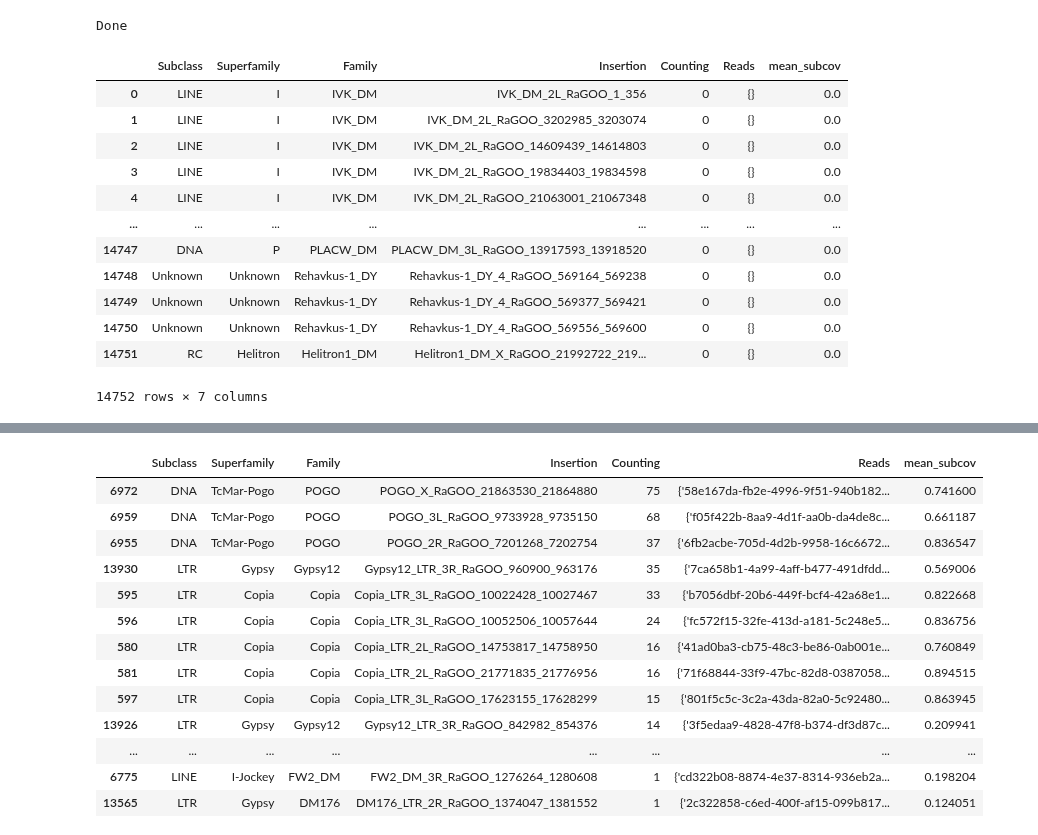
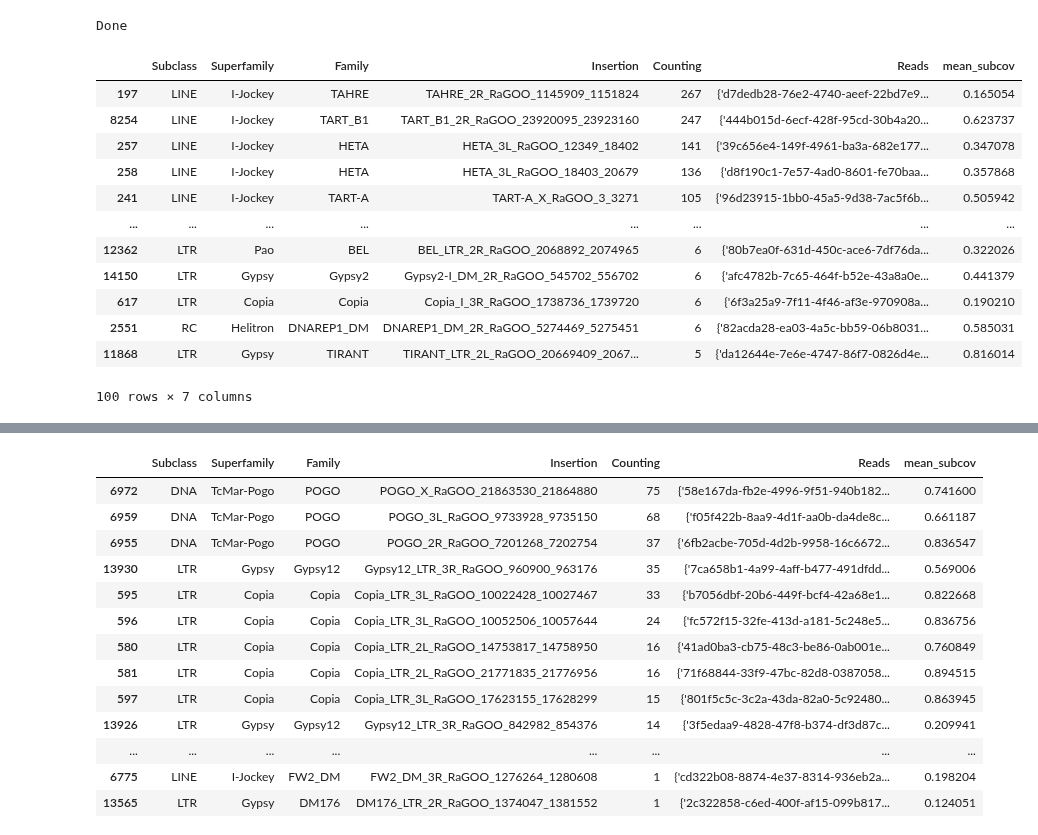
Before and after one commit to EricAmren/TE_LR_RNAseq, a Jupyter notebook: TE_LR_RNAseq_notebook.ipynb, the cells around one changed output, grey strips where cells are left out. Cells and saved outputs as stored; diff of their text form; code cells hidden in the pictures.

```diff
--- a/TE_LR_RNAseq_notebook.ipynb
+++ b/TE_LR_RNAseq_notebook.ipynb
@@ -343,6 +369,7 @@ def count_TE_feature(alignment_file, TE_annotation, gene_annotation):
     reads_mapped_on_TE_feature = get_reads_mapped_on_TE_feature(alignment_file, TE_annotation)
     insertion_countings = map_reads_to_TE(reads_mapped_on_TE_feature, alignment_file, TE_annotation, gene_annotation)
     counting_df = from_counting_to_dataframe(insertion_countings)
+    add_mean_subject_coverage_to_df(counting_df)
     return counting_df
 
 
@@ -362,6 +389,22 @@ FC29_counting_df = count_TE_feature(FC29_DMGOTH_MAX_AS_BAMFILE, REPEATMASKER_TE_
 !noti echo Done
 # %% [output]
 Done
+# %%
+FC29_counting_df.sort_values(by=['Counting'], ascending=False).head(100)
+# %% [output]
+|  | Subclass | Superfamily | Family | Insertion | Counting | Reads | mean_subcov |
+| 197 | LINE | I-Jockey | TAHRE | TAHRE_2R_RaGOO_1145909_1151824 | 267 | {'d7dedb28-76e2-4740-aeef-22bd7e9... | 0.165054 |
+| 8254 | LINE | I-Jockey | TART_B1 | TART_B1_2R_RaGOO_23920095_23923160 | 247 | {'444b015d-6ecf-428f-95cd-30b4a20... | 0.623737 |
+| 257 | LINE | I-Jockey | HETA | HETA_3L_RaGOO_12349_18402 | 141 | {'39c656e4-149f-4961-ba3a-682e177... | 0.347078 |
+| 258 | LINE | I-Jockey | HETA | HETA_3L_RaGOO_18403_20679 | 136 | {'d8f190c1-7e57-4ad0-8601-fe70baa... | 0.357868 |
+| 241 | LINE | I-Jockey | TART-A | TART-A_X_RaGOO_3_3271 | 105 | {'96d23915-1bb0-45a5-9d38-7ac5f6b... | 0.505942 |
+| ... | ... | ... | ... | ... | ... | ... | ... |
+| 12362 | LTR | Pao | BEL | BEL_LTR_2R_RaGOO_2068892_2074965 | 6 | {'80b7ea0f-631d-450c-ace6-7df76da... | 0.322026 |
+| 14150 | LTR | Gypsy | Gypsy2 | Gypsy2-I_DM_2R_RaGOO_545702_556702 | 6 | {'afc4782b-7c65-464f-b52e-43a8a0e... | 0.441379 |
+| 617 | LTR | Copia | Copia | Copia_I_3R_RaGOO_1738736_1739720 | 6 | {'6f3a25a9-7f11-4f46-af3e-970908a... | 0.190210 |
+| 2551 | RC | Helitron | DNAREP1_DM | DNAREP1_DM_2R_RaGOO_5274469_5275451 | 6 | {'82acda28-ea03-4a5c-bb59-06b8031... | 0.585031 |
+| 11868 | LTR | Gypsy | TIRANT | TIRANT_LTR_2L_RaGOO_20669409_2067... | 5 | {'da12644e-7e6e-4747-86f7-0826d4e... | 0.816014 |
+100 rows × 7 columns
 # %%
 def save_counting_df(counting_df, csv_file):
     counting_df.to_csv(csv_file, sep = '\t', index=False)
@@ -379,43 +413,0 @@ for TE_list in dict_of_valid_TE.values():
-# %%
-def get_subject_coverage(alignment, insertion):
-    overlap_start = max(alignment.reference_start, insertion.start)
-    overlap_end = min(alignment.reference_end, insertion.end)
-    overlap_length = overlap_end - overlap_start
-    insertion_length = insertion.end - insertion.start
-    if insertion_length != 0 :
-        subject_coverage = overlap_length / insertion_length
-    else :
-        subject_coverage = 0
-    return subject_coverage
-
-def get_insertion_mean_subject_coverage(insertion_id, counted_reads):
-    insertion = DICT_OF_INSERTION[insertion_id]
-    # if insertion.insertion_id == "POGO_X_RaGOO_21863530_21864880":
-    #     print(insertion.count)
-    mean_subject_coverage = 0
-    for read in counted_reads.values():
-        mean_subject_coverage += get_subject_coverage(read, insertion)
-    if len(counted_reads) == 0 :
-        return 0
-    else:
-        return mean_subject_coverage/len(counted_reads)
-
-def add_mean_subject_coverage_to_df(counting_df):
-    counting_df["mean_subcov"] = counting_df.apply(lambda x: get_insertion_mean_subject_coverage(x['Insertion'], x['Reads']), axis=1)
-    return counting_df
-
-add_mean_subject_coverage_to_df(FC30_counting_df)
-# %% [output]
-|  | Subclass | Superfamily | Family | Insertion | Counting | Reads | mean_subcov |
-| 0 | LINE | I | IVK_DM | IVK_DM_2L_RaGOO_1_356 | 0 | {} | 0.0 |
-| 1 | LINE | I | IVK_DM | IVK_DM_2L_RaGOO_3202985_3203074 | 0 | {} | 0.0 |
-| 2 | LINE | I | IVK_DM | IVK_DM_2L_RaGOO_14609439_14614803 | 0 | {} | 0.0 |
-| 3 | LINE | I | IVK_DM | IVK_DM_2L_RaGOO_19834403_19834598 | 0 | {} | 0.0 |
-| 4 | LINE | I | IVK_DM | IVK_DM_2L_RaGOO_21063001_21067348 | 0 | {} | 0.0 |
-| ... | ... | ... | ... | ... | ... | ... | ... |
-| 14747 | DNA | P | PLACW_DM | PLACW_DM_3L_RaGOO_13917593_13918520 | 0 | {} | 0.0 |
-| 14748 | Unknown | Unknown | Rehavkus-1_DY | Rehavkus-1_DY_4_RaGOO_569164_569238 | 0 | {} | 0.0 |
-| 14749 | Unknown | Unknown | Rehavkus-1_DY | Rehavkus-1_DY_4_RaGOO_569377_569421 | 0 | {} | 0.0 |
-| 14750 | Unknown | Unknown | Rehavkus-1_DY | Rehavkus-1_DY_4_RaGOO_569556_569600 | 0 | {} | 0.0 |
-| 14751 | RC | Helitron | Helitron1_DM | Helitron1_DM_X_RaGOO_21992722_219... | 0 | {} | 0.0 |
-14752 rows × 7 columns
```
Also changed, not shown: parts of 21 cells of this notebook, 2 other files.
